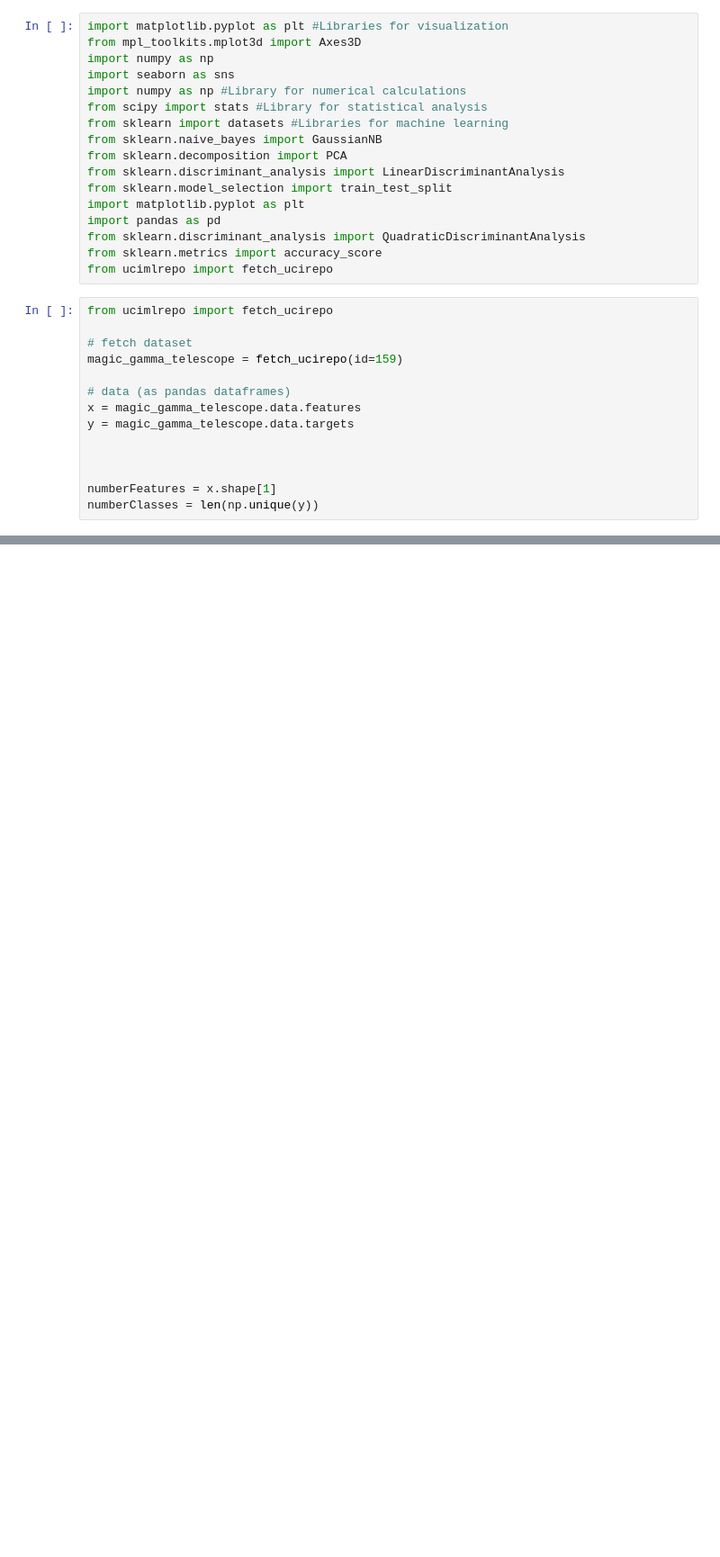
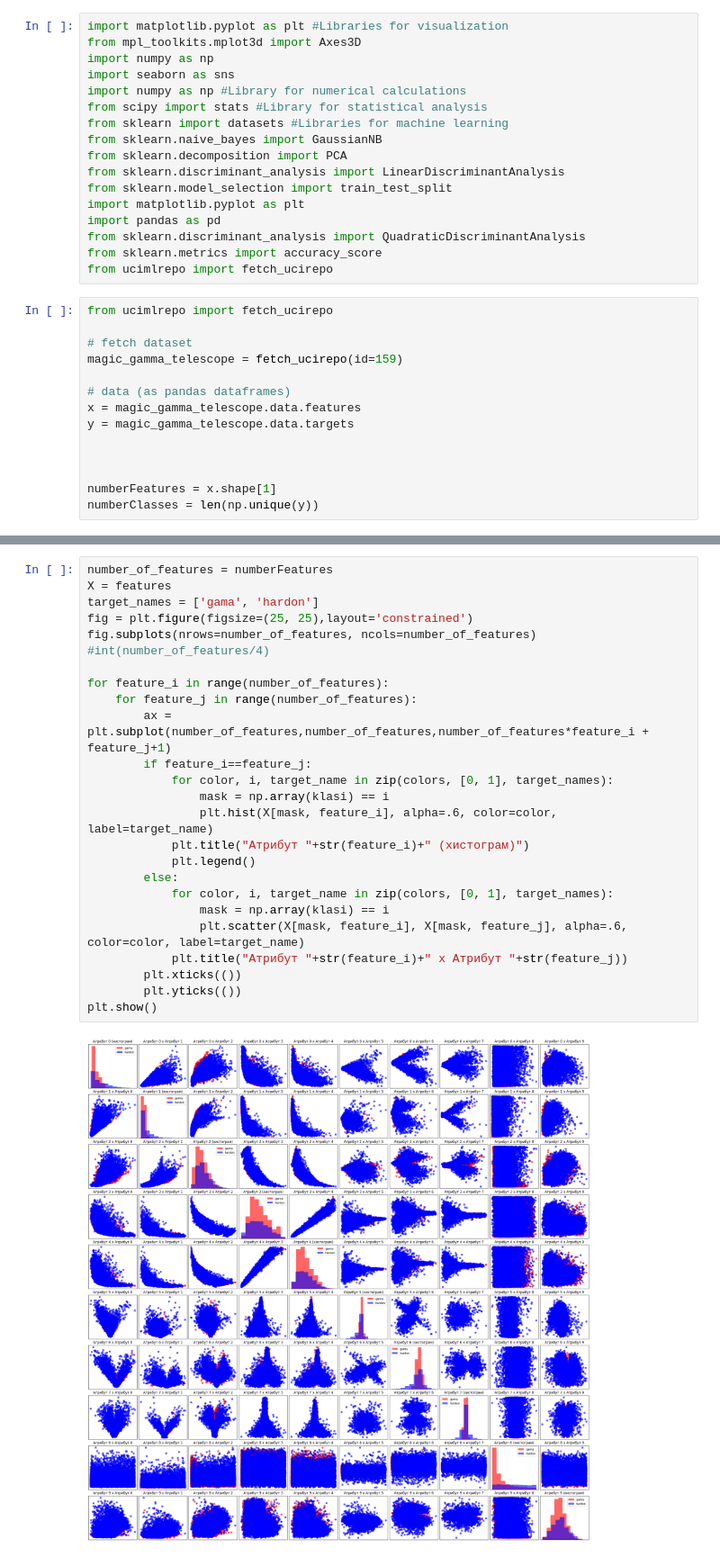
Before and after one commit to Kuzemano/ML, a Jupyter notebook: labs/first.ipynb, the cells around one changed output, grey strips where cells are left out. Shown at 90% size. Cells and saved outputs as stored; diff of their text form; blank space fills up the shorter version.

```diff
--- a/labs/first.ipynb
+++ b/labs/first.ipynb
@@ -66,0 +67,27 @@ plt.show()
+# %%
+number_of_features = numberFeatures
+X = features
+target_names = ['gama', 'hardon']
+fig = plt.figure(figsize=(25, 25),layout='constrained')
+fig.subplots(nrows=number_of_features, ncols=number_of_features)
+#int(number_of_features/4)
+
+for feature_i in range(number_of_features):
+    for feature_j in range(number_of_features):
+        ax = plt.subplot(number_of_features,number_of_features,number_of_features*feature_i + feature_j+1)
+        if feature_i==feature_j:
+            for color, i, target_name in zip(colors, [0, 1], target_names):
+                mask = np.array(klasi) == i
+                plt.hist(X[mask, feature_i], alpha=.6, color=color, label=target_name)
+            plt.title("Атрибут "+str(feature_i)+" (хистограм)")
+            plt.legend()
+        else:
+            for color, i, target_name in zip(colors, [0, 1], target_names):
+                mask = np.array(klasi) == i
+                plt.scatter(X[mask, feature_i], X[mask, feature_j], alpha=.6, color=color, label=target_name)
+            plt.title("Атрибут "+str(feature_i)+" x Атрибут "+str(feature_j))
+        plt.xticks(())
+        plt.yticks(())
+plt.show()
+# %% [output]
+[figure, added]
```
Also changed, not shown: parts of 14 cells of this notebook, 1 other file.
